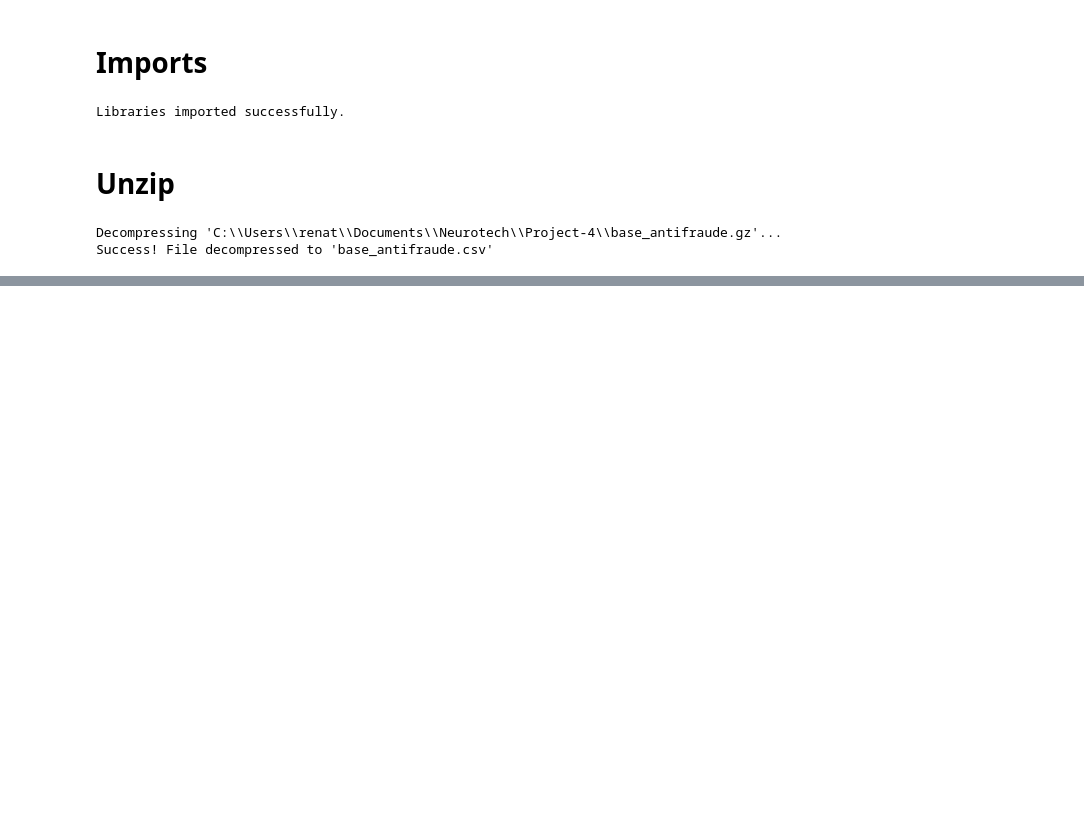
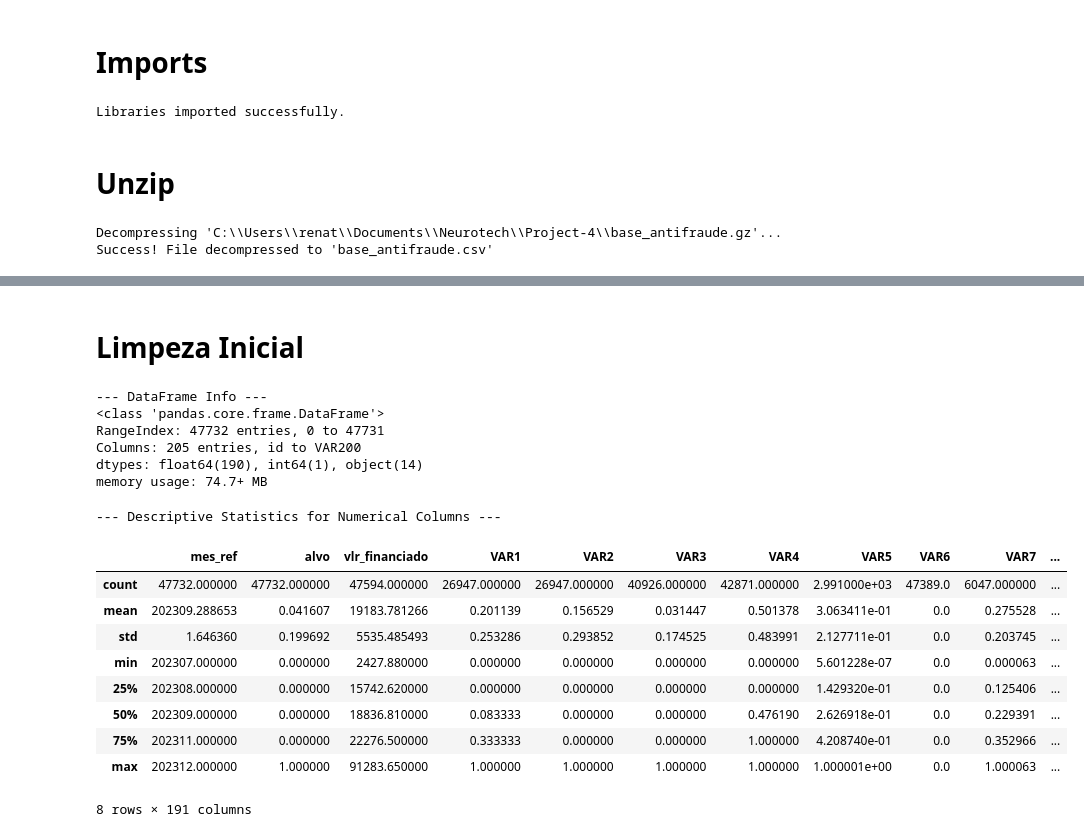
Before and after one commit to RenatoNogFer/Project-4, a Jupyter notebook: main.ipynb, the cells around one changed output, grey strips where cells are left out. Drawn from its saved outputs; the diff is of its cells as text; code cells hidden in the pictures; blank space fills up the shorter version.

```diff
--- a/main.ipynb
+++ b/main.ipynb
@@ -42,0 +43,14 @@ Success! File decompressed to 'base_antifraude.csv'
+# %%
+csv_file_path = output_file_path
+
+try:
+    data_frame = pd.read_csv(csv_file_path, sep='\t')
+
+    print(f"Success! File '{csv_file_path}' loaded into a DataFrame.")
+
+    display(data_frame.head())
+
+except FileNotFoundError:
+    print(f"Error: The file '{csv_file_path}' was not found. Please ensure the previous cell ran successfully.")
+except Exception as e:
+    print(f"An error occurred while reading the file: {e}")
@@ -42,0 +107,33 @@ Success! File decompressed to 'base_antifraude.csv'
+# %% [markdown]
+# Limpeza Inicial
+# %%
+if 'data_frame' not in locals():
+    print("Error: The 'data_frame' variable was not found. Please run the previous cells first.")
+else:
+    print("--- DataFrame Info ---")
+    data_frame.info()
+# %% [output]
+--- DataFrame Info ---
+<class 'pandas.core.frame.DataFrame'>
+RangeIndex: 47732 entries, 0 to 47731
+Columns: 205 entries, id to VAR200
+dtypes: float64(190), int64(1), object(14)
+memory usage: 74.7+ MB
+# %%
+if 'data_frame' not in locals():
+    print("Error: The 'data_frame' variable was not found. Please run the previous cells first.")
+else:
+    print("--- Descriptive Statistics for Numerical Columns ---")
+    display(data_frame.describe())
+# %% [output]
+--- Descriptive Statistics for Numerical Columns ---
+|  | mes_ref | alvo | vlr_financiado | VAR1 | VAR2 | VAR3 | VAR4 | VAR5 | VAR6 | VAR7 | ... |
+| count | 47732.000000 | 47732.000000 | 47594.000000 | 26947.000000 | 26947.000000 | 40926.000000 | 42871.000000 | 2.991000e+03 | 47389.0 | 6047.000000 | ... |
+| mean | 202309.288653 | 0.041607 | 19183.781266 | 0.201139 | 0.156529 | 0.031447 | 0.501378 | 3.063411e-01 | 0.0 | 0.275528 | ... |
+| std | 1.646360 | 0.199692 | 5535.485493 | 0.253286 | 0.293852 | 0.174525 | 0.483991 | 2.127711e-01 | 0.0 | 0.203745 | ... |
+| min | 202307.000000 | 0.000000 | 2427.880000 | 0.000000 | 0.000000 | 0.000000 | 0.000000 | 5.601228e-07 | 0.0 | 0.000063 | ... |
+| 25% | 202308.000000 | 0.000000 | 15742.620000 | 0.000000 | 0.000000 | 0.000000 | 0.000000 | 1.429320e-01 | 0.0 | 0.125406 | ... |
+| 50% | 202309.000000 | 0.000000 | 18836.810000 | 0.083333 | 0.000000 | 0.000000 | 0.476190 | 2.626918e-01 | 0.0 | 0.229391 | ... |
+| 75% | 202311.000000 | 0.000000 | 22276.500000 | 0.333333 | 0.000000 | 0.000000 | 1.000000 | 4.208740e-01 | 0.0 | 0.352966 | ... |
+| max | 202312.000000 | 1.000000 | 91283.650000 | 1.000000 | 1.000000 | 1.000000 | 1.000000 | 1.000001e+00 | 0.0 | 1.000063 | ... |
+8 rows × 191 columns
```
Also changed, not shown: parts of 12 cells of this notebook.
